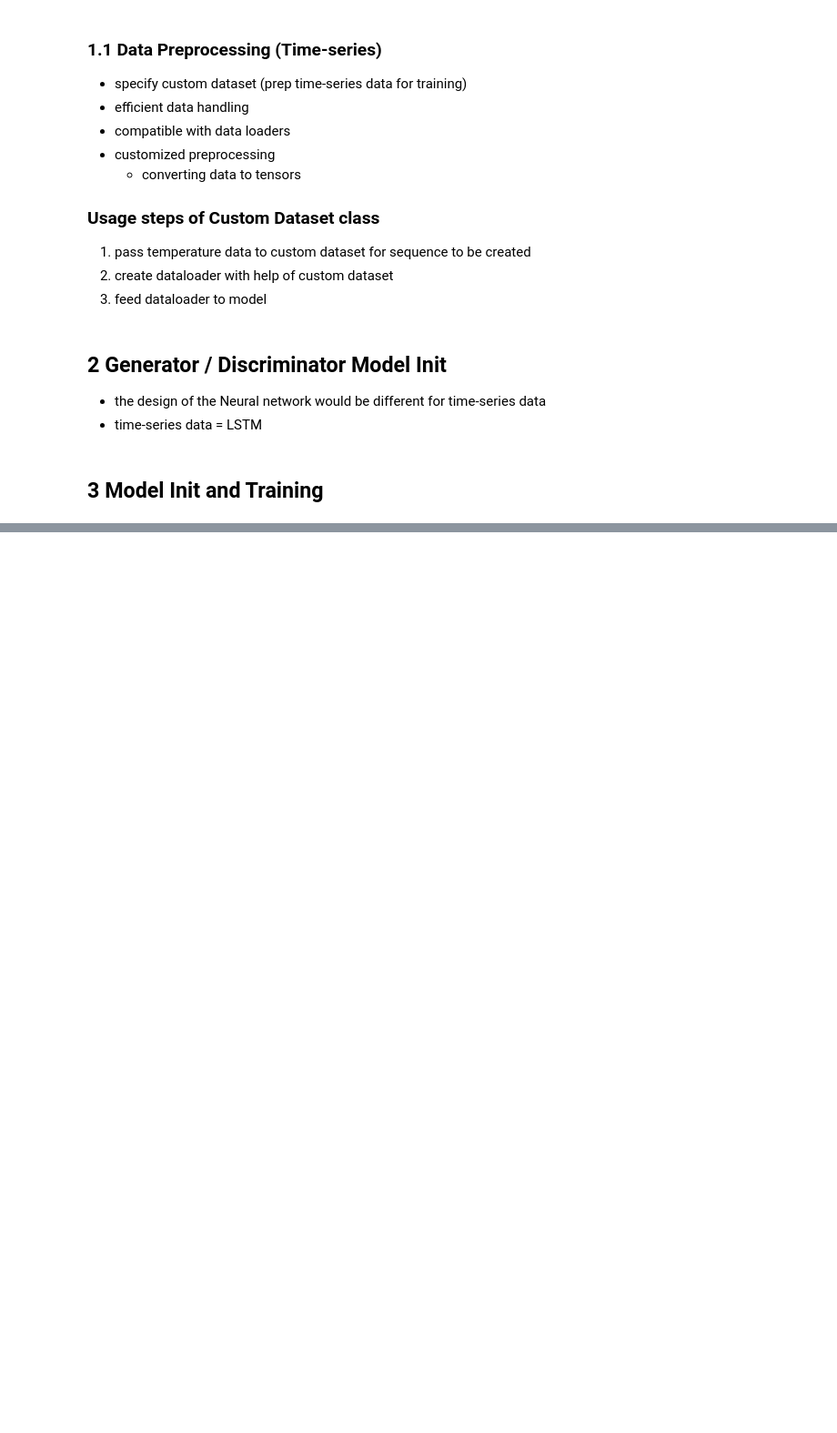
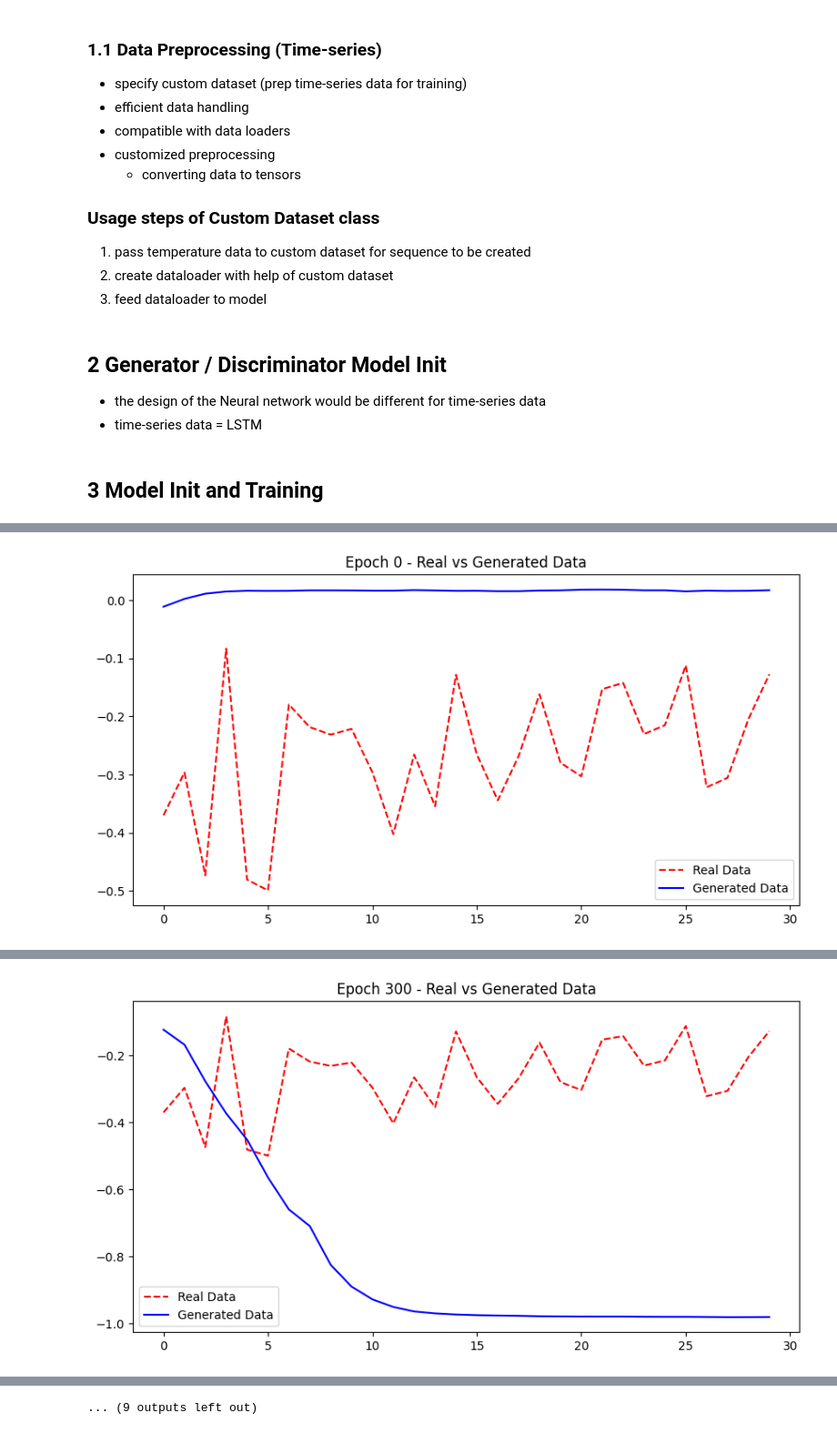
Before and after one commit to AIwithLucas/Generative-AI, a Jupyter notebook: 1_Generative-Adversarial-Networks/2_time_series_generation/GAN_temperature_generation.ipynb, the cells around one changed output, grey strips where cells are left out. Shown at 91% size. Drawn from its saved outputs; the diff is of its cells as text; code cells hidden in the pictures; blank space fills up the shorter version.

Commit message:
Complete training of GAN and perform data generation & evaluation

```diff
--- a/1_Generative-Adversarial-Networks/2_time_series_generation/GAN_temperature_generation.ipynb
+++ b/1_Generative-Adversarial-Networks/2_time_series_generation/GAN_temperature_generation.ipynb
@@ -89,7 +111,10 @@ class Generator(nn.Module):
         super(Generator, self).__init__()
         self.hidden_dim = hidden_dim
         self.lstm = nn.LSTM(z_dim, hidden_dim, num_layers=2, batch_first=True) # batch_first means (batchsize x seq_length x hidden_dim)
-        self.fc = nn.Linear(hidden_dim, output_dim) # adding linear layer + activation after can help increase non-linearity and make model capture more complex r/s
+        self.fc = nn.Sequential( # adding linear layer + activation after can help increase non-linearity and make model capture more complex r/s
+                nn.Linear(hidden_dim, output_dim),
+                nn.Tanh()
+            )
 
     def forward(self, x): # pass data through the layers created
         h_0 = torch.zeros(2, x.size(0), self.hidden_dim) # to store all hidden states for LSTM (2 hidden layers, batchsize, hidden_dim)
@@ -104,7 +129,11 @@ class Discriminator(nn.Module):
         super(Discriminator, self).__init__()
         self.hidden_dim = hidden_dim
         self.lstm = nn.LSTM(input_dim, hidden_dim, num_layers=2, batch_first=True) # batch_first means (batchsize x seq_length x hidden_dim)
-        self.fc = nn.Linear(hidden_dim, 1) # output of discriminator is always 1, to tell if synthetic data is real or fake
+        self.fc = nn.Sequential(
+            nn.Linear(hidden_dim, 1), # output of discriminator is always 1, to tell if synthetic data is real or fake
+            nn.Sigmoid()
+        )
+
 
     def forward(self, x): # pass data through the layers created
         h_0 = torch.zeros(2, x.size(0), self.hidden_dim) # to store all hidden states for LSTM (2 hidden layers, batchsize, hidden_dim)
@@ -120,7 +149,7 @@ class Discriminator(nn.Module):
 z_dim = 1 # noise vector dim 1 for temperature
 output_dim = 1 # predicting single value temperature
 hidden_dim = 64 # no. of nodes in hidden layer for LSTM, more nodes = more complex capture
-num_epochs = 500
+num_epochs = 3000
 lr = 0.0001
 
 # Init Models
@@ -133,6 +162,9 @@ criterion = nn.BCEWithLogitsLoss() # combines BCE with Sigmoid, makes it more nu
 g_optim = optim.Adam(generator.parameters(), lr=lr)
 d_optim = optim.Adam(discriminator.parameters(), lr=lr)
 # %%
+g_losses = []
+d_losses = []
+
 # Training loop
 for epoch in range(num_epochs):
 
@@ -172,3 +204,36 @@ for epoch in range(num_epochs):
 
         g_loss.backward() # backprop to calc grad
         g_optim.step() # grad desc to update weights
+
+        # Accumulate loss
+        g_loss_epoch += g_loss.item() # getting scalar value for each batch for that epoch
+        d_loss_epoch += d_loss_total.item()
+
+    g_losses.append(g_loss_epoch / len(temp_dataloader))
+    d_losses.append(d_loss_epoch / len(temp_dataloader))
+
+    if epoch % 300 == 0:
+        print(f"Epoch [{epoch}] | D Loss: {d_loss_epoch / len(temp_dataloader):.4f} | G Loss: {g_loss_epoch / len(temp_dataloader):.4f}")
+        with torch.no_grad():
+            noise = torch.randn(1, T, z_dim) # generate single sample for visualization
+            generated_data = generator(noise).cpu().numpy() # move to cpu for viz
+
+            real_data_sample = real_batch[0].cpu().numpy()
+
+            plt.figure(figsize=(10, 5))
+            plt.plot(real_data_sample, label='Real Data', color='red', linestyle="--")
+            plt.plot(generated_data[0], label="Generated Data", color='blue', linestyle='-')
+            plt.title(f"Epoch {epoch} - Real vs Generated Data")
+            plt.legend()
+            plt.show()
+
+
+plt.figure(figsize=(10, 5))
+plt.plot(g_losses, label="Generator Loss")
+plt.plot(d_losses, label="Discriminator Loss")
+plt.title("GAN Training Losses")
+plt.xlabel("Epoch")
+plt.ylabel("Loss")
+plt.legend()
+plt.show()
+# %% [output]
@@ -174,0 +241 @@ for epoch in range(num_epochs):
+[figure, added]
@@ -174,0 +243 @@ for epoch in range(num_epochs):
+[figure, added]
@@ -174,0 +252 @@ for epoch in range(num_epochs):
+... (9 outputs left out)
```
Also changed, not shown: parts of 6 cells of this notebook.
